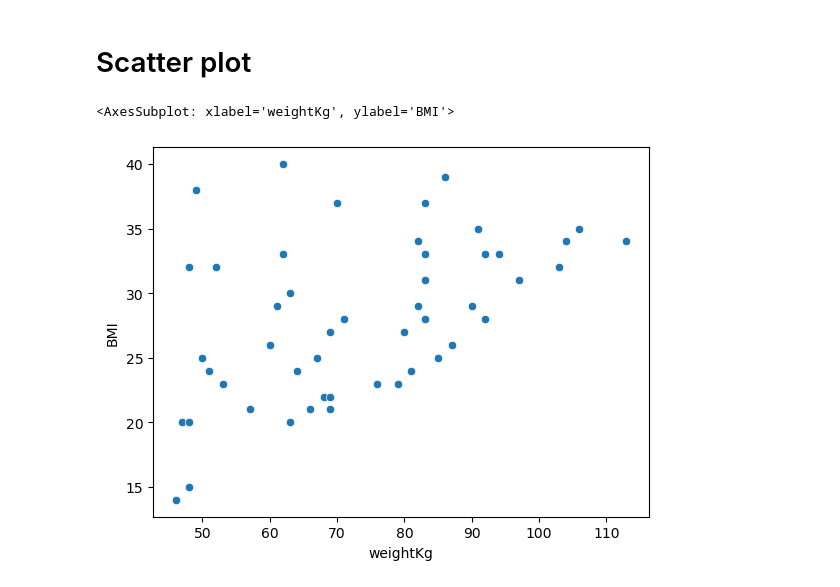
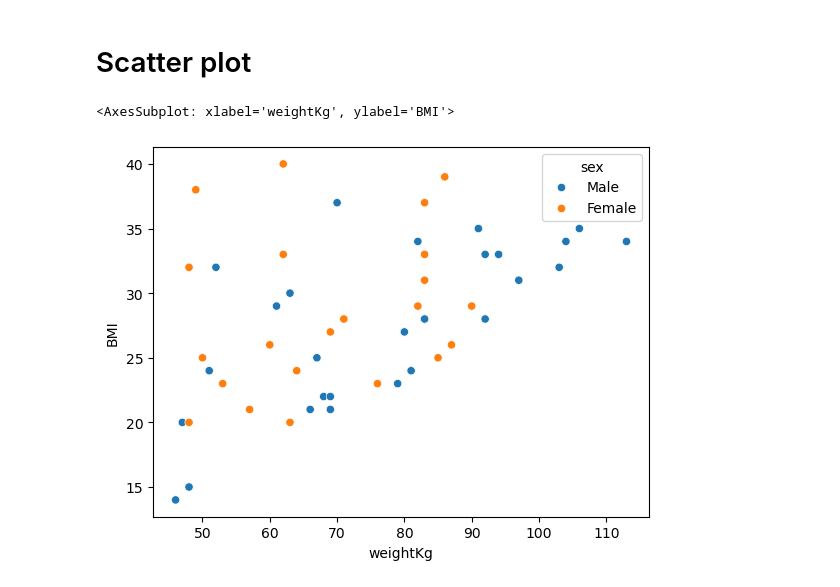
Before and after one commit to bishal-777/Sem-3, a Jupyter notebook: data_science/lab_3/assignment.ipynb, the cells around one changed output. Drawn from its saved outputs; the diff is of its cells as text; code cells hidden in the pictures.

```diff
--- a/data_science/lab_3/assignment.ipynb
+++ b/data_science/lab_3/assignment.ipynb
@@ -91,7 +91,7 @@ plt.hist(df['BMI'])
 # %% [markdown]
 # Scatter plot
 # %%
-sns.scatterplot(data=df,x="weightKg",y="BMI")
+sns.scatterplot(data=df,x="weightKg",y="BMI",hue="sex")
 # %% [output]
 <AxesSubplot: xlabel='weightKg', ylabel='BMI'>
-[figure, old version]
+[figure, new version]
```
